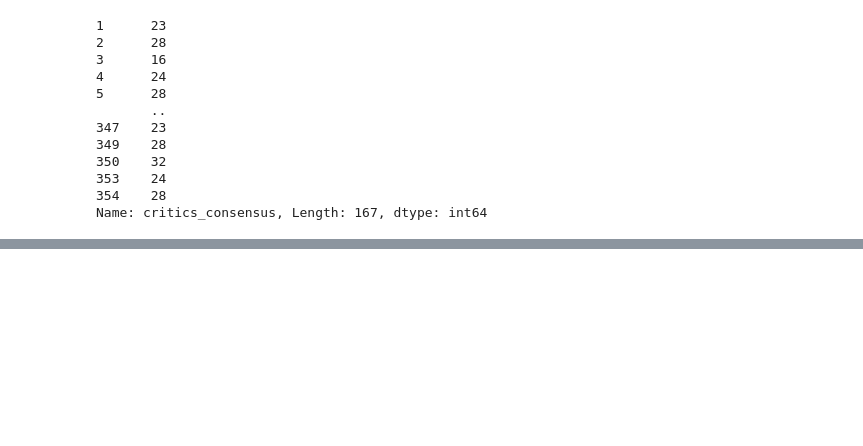
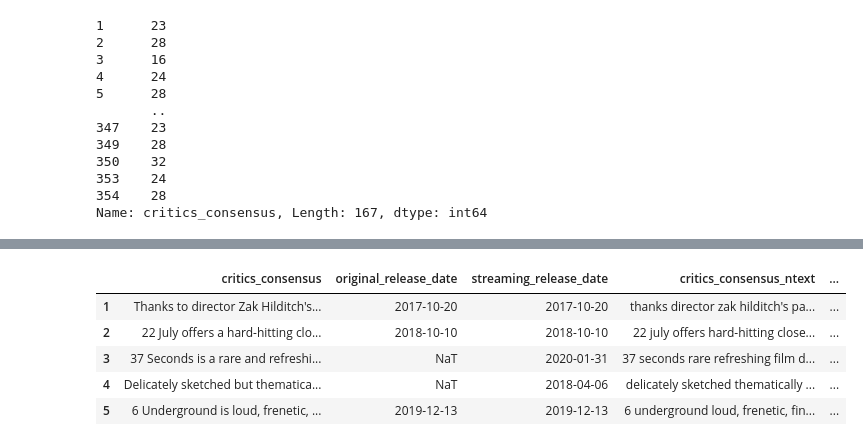
Before and after one commit to tylergehbauer/NLP-and-Stock-Price-Prediction-, a Jupyter notebook: GP_NLP_Stock.ipynb, the cells around one changed output, grey strips where cells are left out. Drawn from its saved outputs; the diff is of its cells as text; code cells hidden in the pictures; blank space fills up the shorter version.

```diff
--- a/GP_NLP_Stock.ipynb
+++ b/GP_NLP_Stock.ipynb
@@ -140,0 +216,50 @@ Name: critics_consensus, Length: 167, dtype: int64
+# %%
+#Lemmantization using Spacy
+nlp = spacy.load("en_core_web_sm", disable=["parser", "ner"])
+allowed_postags = ["NOUN", "ADJ", "VERB", "ADV","PROPN"]
+
+
+
+# Lemmatizing
+# Create a new column after Lemmatization
+movie_reviews_NFLX['critics_consensus_spacytext'] = movie_reviews_NFLX['critics_consensus_ntext'].apply(lambda x: " ".join([y.lemma_ for y in nlp(x) if y.pos_ in allowed_postags]))
+#Replace word count with the new headline text
+movie_reviews_NFLX['wspacycount']=movie_reviews_NFLX['critics_consensus_spacytext'].str.split().str.len()
+movie_reviews_NFLX['hspacylength']=movie_reviews_NFLX['critics_consensus_spacytext'].str.len()
+# %%
+#Lemmantization using Gensim
+import pattern
+from pattern.en import lemma, lexeme
+from gensim.utils import lemmatize
+movie_reviews_NFLX['critics_consensus_gensimtext']=movie_reviews_NFLX['critics_consensus_ntext'].apply(lambda x: lemmatize_sentence(x))
+#Replace word count with the new headline text
+movie_reviews_NFLX['wgensimcount']=movie_reviews_NFLX['critics_consensus_gensimtext'].str.split().str.len()
+movie_reviews_NFLX['hgensimlength']=movie_reviews_NFLX['critics_consensus_gensimtext'].str.len()
+# %%
+#TextBlob Lemmatizer
+from textblob import TextBlob
+# Define function to lemmatize each word with its POS tag
+def lemmatize_with_postag(sentence):
+    sent = TextBlob(sentence)
+    tag_dict = {"J": 'a',
+                "N": 'n',
+                "V": 'v',
+                "R": 'r'}
+    words_and_tags = [(w, tag_dict.get(pos[0], 'n')) for w, pos in sent.tags]
+    lemmatized_list = [wd.lemmatize(tag) for wd, tag in words_and_tags]
+    return " ".join(lemmatized_list)
+
+# Lemmatize
+movie_reviews_NFLX['critics_consensus_txtblbtext']=movie_reviews_NFLX['critics_consensus_ntext'].apply(lambda x: lemmatize_with_postag(x))
+#Replace word count with the new headline text
+movie_reviews_NFLX['wtxtblbcount']=movie_reviews_NFLX['critics_consensus_txtblbtext'].str.split().str.len()
+movie_reviews_NFLX['htxtblblength']=movie_reviews_NFLX['critics_consensus_txtblbtext'].str.len()
+
+movie_reviews_NFLX.head()
+# %% [output]
+|  | critics_consensus | original_release_date | streaming_release_date | critics_consensus_ntext | ... |
+| 1 | Thanks to director Zak Hilditch's... | 2017-10-20 | 2017-10-20 | thanks director zak hilditch's pa... | ... |
+| 2 | 22 July offers a hard-hitting clo... | 2018-10-10 | 2018-10-10 | 22 july offers hard-hitting close... | ... |
+| 3 | 37 Seconds is a rare and refreshi... | NaT | 2020-01-31 | 37 seconds rare refreshing film d... | ... |
+| 4 | Delicately sketched but thematica... | NaT | 2018-04-06 | delicately sketched thematically ... | ... |
+| 5 | 6 Underground is loud, frenetic, ... | 2019-12-13 | 2019-12-13 | 6 underground loud, frenetic, fin... | ... |
```
Also changed, not shown: parts of 7 cells of this notebook, 1 other file.
